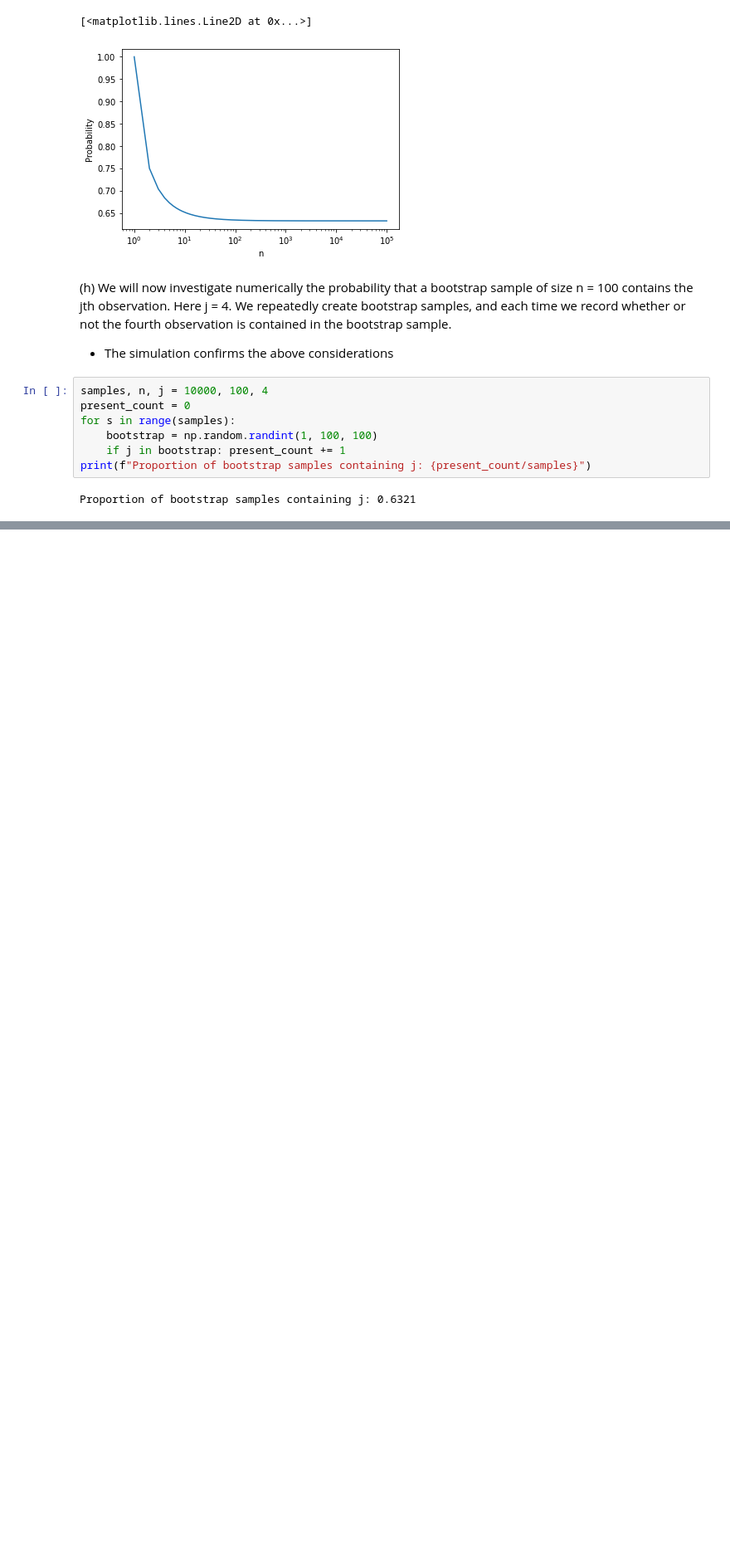
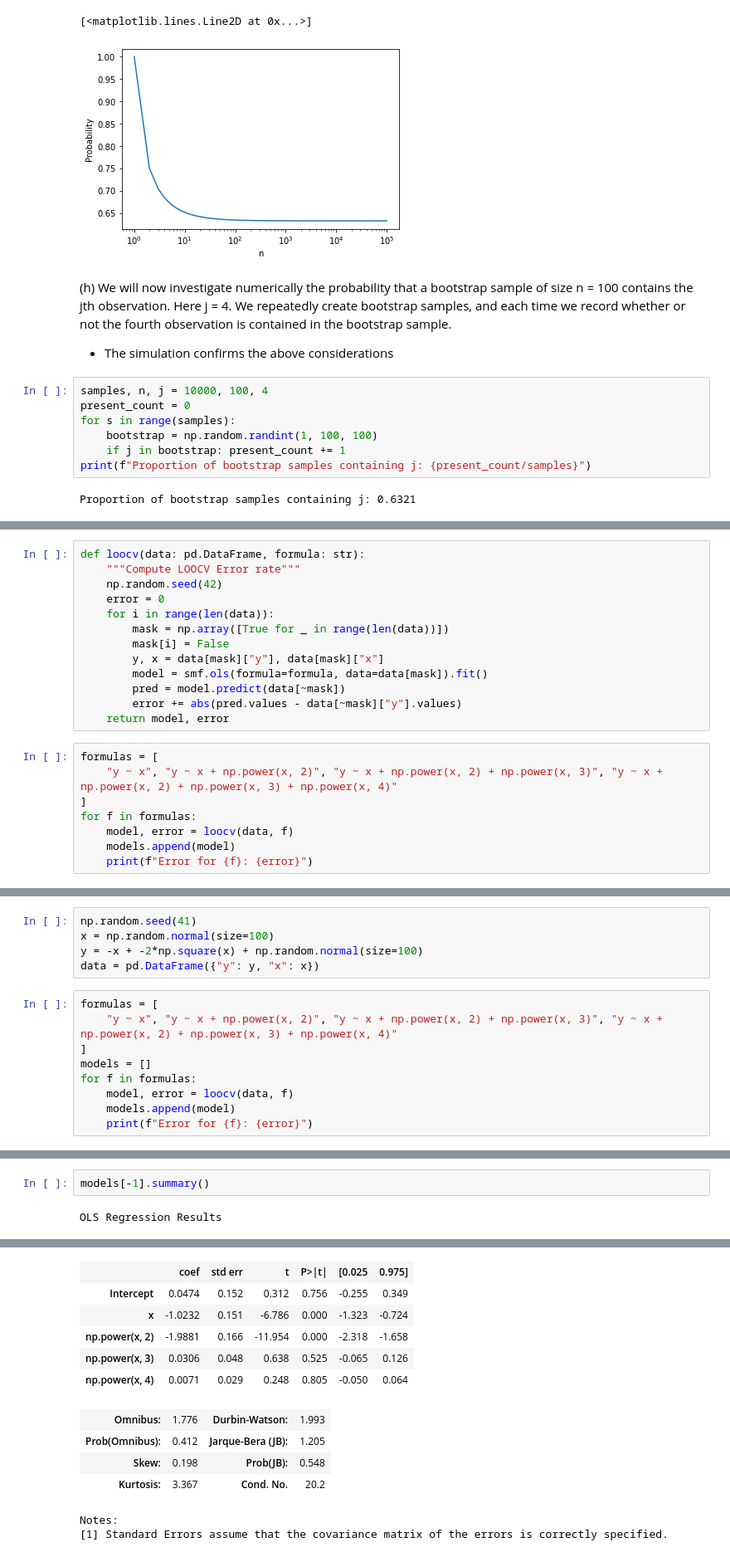
Before and after one commit to bartkowiaktomasz/introduction-to-statistical-learning-python, a Jupyter notebook: notebooks/Chapter_5.ipynb, the cells around one changed output, grey strips where cells are left out. Shown at 83% size. Drawn from its saved outputs; the diff is of its cells as text; blank space fills up the shorter version.

```diff
--- a/notebooks/Chapter_5.ipynb
+++ b/notebooks/Chapter_5.ipynb
@@ -94,0 +362,21 @@ $$
+# %%
+def loocv(data: pd.DataFrame, formula: str):
+    """Compute LOOCV Error rate"""
+    np.random.seed(42)
+    error = 0
+    for i in range(len(data)):
+        mask = np.array([True for _ in range(len(data))])
+        mask[i] = False
+        y, x = data[mask]["y"], data[mask]["x"]
+        model = smf.ols(formula=formula, data=data[mask]).fit()
+        pred = model.predict(data[~mask])
+        error += abs(pred.values - data[~mask]["y"].values)
+    return model, error
+# %%
+formulas = [
+    "y ~ x", "y ~ x + np.power(x, 2)", "y ~ x + np.power(x, 2) + np.power(x, 3)", "y ~ x + np.power(x, 2) + np.power(x, 3) + np.power(x, 4)"
+]
+for f in formulas:
+    model, error = loocv(data, f)
+    models.append(model)
+    print(f"Error for {f}: {error}")
@@ -94,0 +391,14 @@ $$
+# %%
+np.random.seed(41)
+x = np.random.normal(size=100)
+y = -x + -2*np.square(x) + np.random.normal(size=100)
+data = pd.DataFrame({"y": y, "x": x})
+# %%
+formulas = [
+    "y ~ x", "y ~ x + np.power(x, 2)", "y ~ x + np.power(x, 2) + np.power(x, 3)", "y ~ x + np.power(x, 2) + np.power(x, 3) + np.power(x, 4)"
+]
+models = []
+for f in formulas:
+    model, error = loocv(data, f)
+    models.append(model)
+    print(f"Error for {f}: {error}")
@@ -94,0 +416,4 @@ $$
+# %%
+models[-1].summary()
+# %% [output]
+OLS Regression Results
@@ -94,0 +429,12 @@ $$
+|  | coef | std err | t | P>|t| | [0.025 | 0.975] |
+| Intercept | 0.0474 | 0.152 | 0.312 | 0.756 | -0.255 | 0.349 |
+| x | -1.0232 | 0.151 | -6.786 | 0.000 | -1.323 | -0.724 |
+| np.power(x, 2) | -1.9881 | 0.166 | -11.954 | 0.000 | -2.318 | -1.658 |
+| np.power(x, 3) | 0.0306 | 0.048 | 0.638 | 0.525 | -0.065 | 0.126 |
+| np.power(x, 4) | 0.0071 | 0.029 | 0.248 | 0.805 | -0.050 | 0.064 |
+| Omnibus: | 1.776 | Durbin-Watson: | 1.993 |
+| Prob(Omnibus): | 0.412 | Jarque-Bera (JB): | 1.205 |
+| Skew: | 0.198 | Prob(JB): | 0.548 |
+| Kurtosis: | 3.367 | Cond. No. | 20.2 |
+Notes:
+[1] Standard Errors assume that the covariance matrix of the errors is correctly specified.
```
Also changed, not shown: parts of 53 cells of this notebook, 15 other files.
